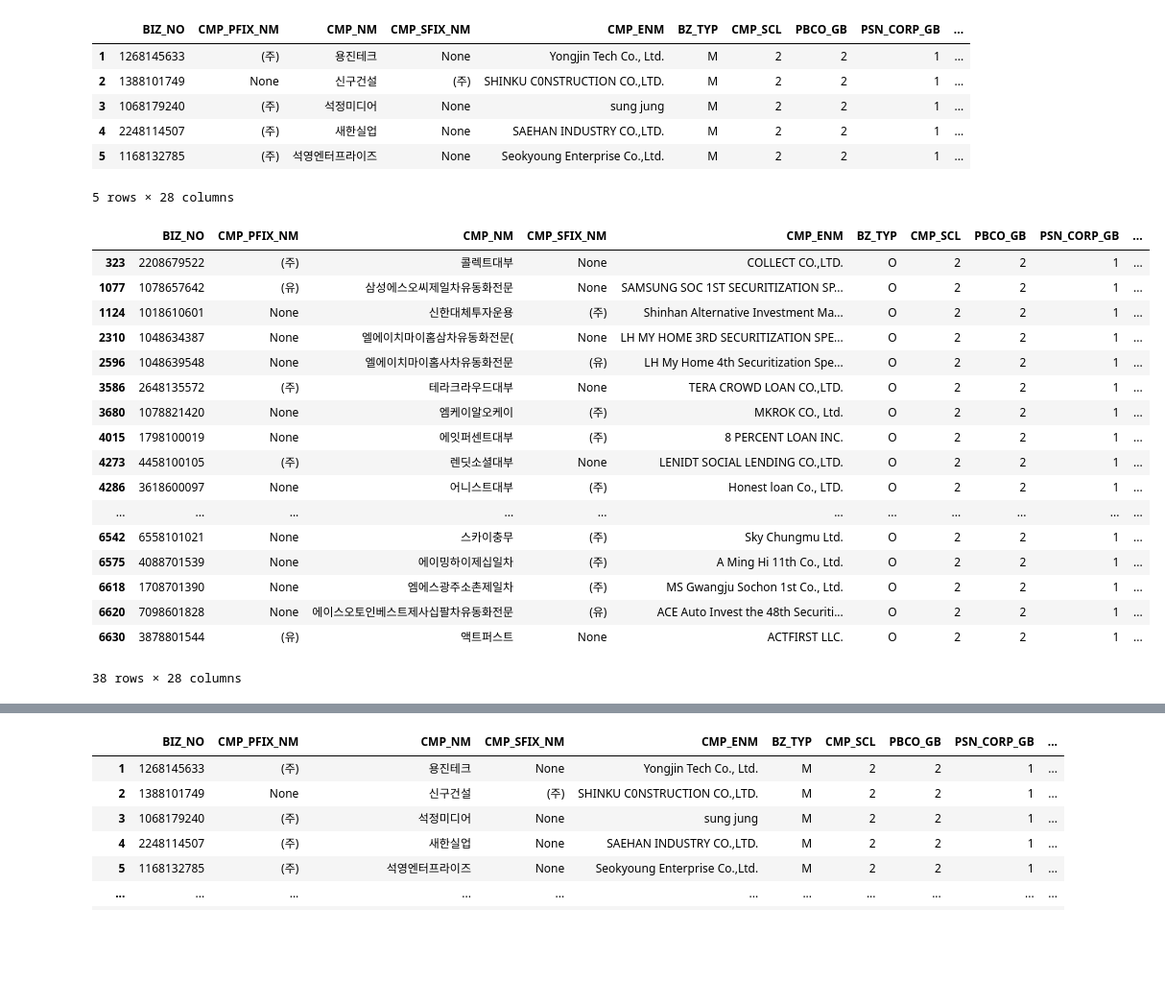
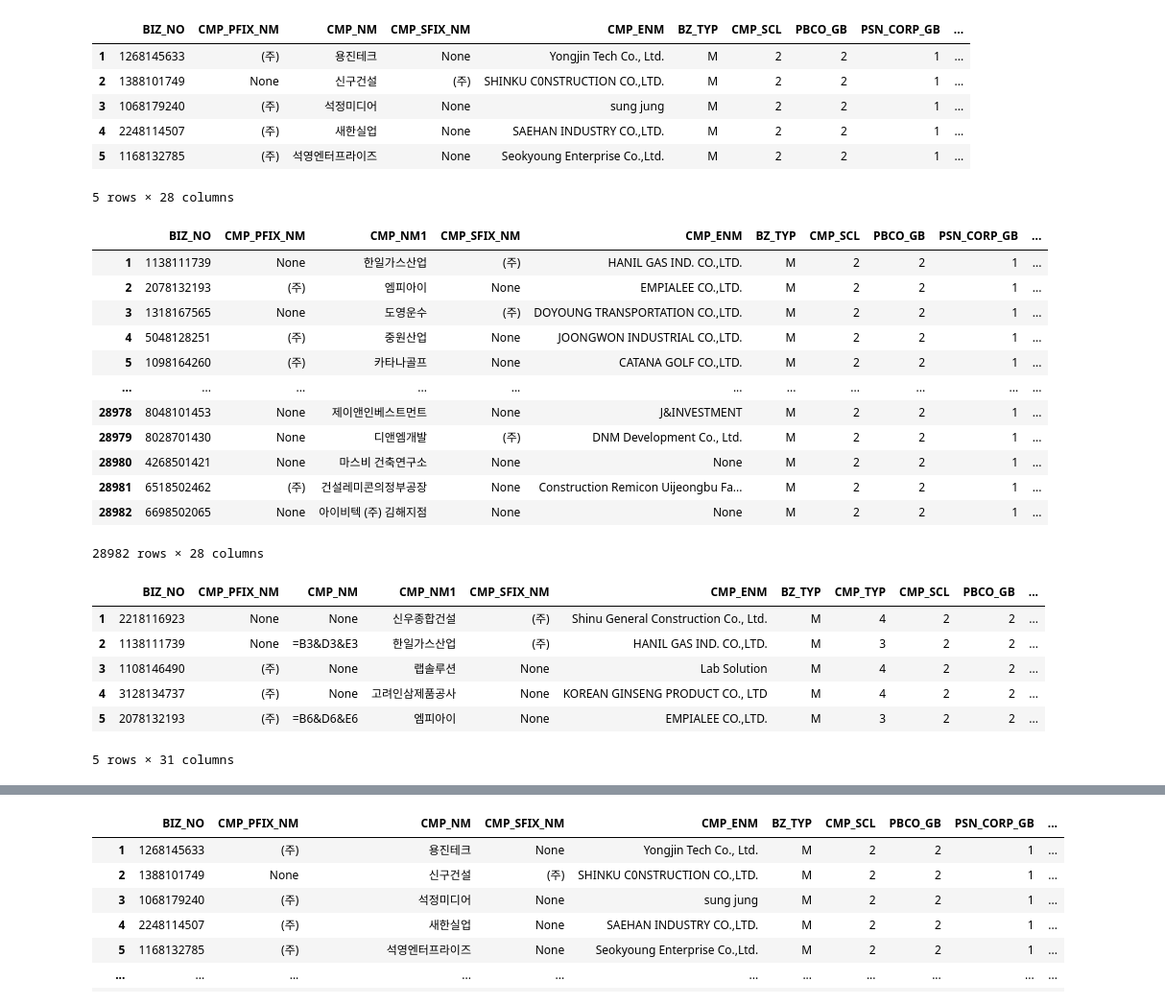
Before and after one commit to kwonwoobin/2022Sesac_1, a Jupyter notebook: numble/numble_data_preprocessing.ipynb, the cells around one changed output, grey strips where cells are left out. Shown: that part at 96% size. Drawn from its saved outputs; the diff is of its cells as text; code cells hidden in the pictures; blank space fills up the shorter version.

```diff
--- a/numble/numble_data_preprocessing.ipynb
+++ b/numble/numble_data_preprocessing.ipynb
@@ -4,2 +17,3 @@ import pandas as pd
 # %%
-wb = openpyxl.load_workbook('./numble_data/휴폐업 중소법인 재무보유.xlsx')
+wb1 = openpyxl.load_workbook('./numble_data/휴폐업 중소법인 재무보유.xlsx')
+wb2 = openpyxl.load_workbook('./numble_data/액티브 중소법인 재무보유.xlsx', read_only=True)
@@ -6,38 +22,49 @@ wb = openpyxl.load_workbook('./numble_data/휴폐업 중소법인 재무보유.x
 # %%
-sheet_1 = wb["기업개요"]
+df_rest = pd.DataFrame(sheet_rest1.values)
+df_rest.columns = df_rest.iloc[0,:]
+df_rest = df_rest.iloc[1:, :]
+df_rest.head()
+# %% [output]
+|  | BIZ_NO | CMP_PFIX_NM | CMP_NM | CMP_SFIX_NM | CMP_ENM | BZ_TYP | CMP_SCL | PBCO_GB | PSN_CORP_GB | ... |
+| 1 | 1268145633 | (주) | 용진테크 | None | Yongjin Tech Co., Ltd. | M | 2 | 2 | 1 | ... |
+| 2 | 1388101749 | None | 신구건설 | (주) | SHINKU C0NSTRUCTION CO.,LTD. | M | 2 | 2 | 1 | ... |
+| 3 | 1068179240 | (주) | 석정미디어 | None | sung jung | M | 2 | 2 | 1 | ... |
+| 4 | 2248114507 | (주) | 새한실업 | None | SAEHAN INDUSTRY CO.,LTD. | M | 2 | 2 | 1 | ... |
+| 5 | 1168132785 | (주) | 석영엔터프라이즈 | None | Seokyoung Enterprise Co.,Ltd. | M | 2 | 2 | 1 | ... |
+5 rows × 28 columns
 # %%
-df = pd.DataFrame(sheet_1.values)
+sheet_active1_big = wb2['기업개요_외감']
+sheet_active1 = wb2['기업개요']
 # %%
-df.columns = df.iloc[0,:]
-df = df.iloc[1:, :]
-df.head()
+df_active_big = pd.DataFrame(sheet_active1_big.values)
+df_active_big.columns = df_active_big.iloc[0, :]
+df_active_big = df_active_big.iloc[1:, :]
+df_active_big
 # %% [output]
-|  | BIZ_NO | CMP_PFIX_NM | CMP_NM | CMP_SFIX_NM | CMP_ENM | BZ_TYP | CMP_SCL | PBCO_GB | PSN_CORP_GB | ... |
-| 1 | 1268145633 | (주) | 용진테크 | None | Yongjin Tech Co., Ltd. | M | 2 | 2 | 1 | ... |
-| 2 | 1388101749 | None | 신구건설 | (주) | SHINKU C0NSTRUCTION CO.,LTD. | M | 2 | 2 | 1 | ... |
-| 3 | 1068179240 | (주) | 석정미디어 | None | sung jung | M | 2 | 2 | 1 | ... |
-| 4 | 2248114507 | (주) | 새한실업 | None | SAEHAN INDUSTRY CO.,LTD. | M | 2 | 2 | 1 | ... |
-| 5 | 1168132785 | (주) | 석영엔터프라이즈 | None | Seokyoung Enterprise Co.,Ltd. | M | 2 | 2 | 1 | ... |
+|  | BIZ_NO | CMP_PFIX_NM | CMP_NM1 | CMP_SFIX_NM | CMP_ENM | BZ_TYP | CMP_SCL | PBCO_GB | PSN_CORP_GB | ... |
+| 1 | 1138111739 | None | 한일가스산업 | (주) | HANIL GAS IND. CO.,LTD. | M | 2 | 2 | 1 | ... |
+| 2 | 2078132193 | (주) | 엠피아이 | None | EMPIALEE CO.,LTD. | M | 2 | 2 | 1 | ... |
+| 3 | 1318167565 | None | 도영운수 | (주) | DOYOUNG TRANSPORTATION CO.,LTD. | M | 2 | 2 | 1 | ... |
+| 4 | 5048128251 | (주) | 중원산업 | None | JOONGWON INDUSTRIAL CO.,LTD. | M | 2 | 2 | 1 | ... |
+| 5 | 1098164260 | (주) | 카타나골프 | None | CATANA GOLF CO.,LTD. | M | 2 | 2 | 1 | ... |
+| ... | ... | ... | ... | ... | ... | ... | ... | ... | ... | ... |
+| 28978 | 8048101453 | None | 제이앤인베스트먼트 | None | J&INVESTMENT | M | 2 | 2 | 1 | ... |
+| 28979 | 8028701430 | None | 디앤엠개발 | (주) | DNM Development Co., Ltd. | M | 2 | 2 | 1 | ... |
+| 28980 | 4268501421 | None | 마스비 건축연구소 | None | None | M | 2 | 2 | 1 | ... |
+| 28981 | 6518502462 | (주) | 건설레미콘의정부공장 | None | Construction Remicon Uijeongbu Fa... | M | 2 | 2 | 1 | ... |
+| 28982 | 6698502065 | None | 아이비텍 (주) 김해지점 | None | None | M | 2 | 2 | 1 | ... |
-5 rows × 28 columns
+28982 rows × 28 columns
 # %%
-df[df.loc[:,'BZ_TYP']=='O']
+df_active = pd.DataFrame(sheet_active1.values)
+df_active.columns = df_active.iloc[0,:]
+df_active = df_active.iloc[1:,:]
+df_active.head()
 # %% [output]
-|  | BIZ_NO | CMP_PFIX_NM | CMP_NM | CMP_SFIX_NM | CMP_ENM | BZ_TYP | CMP_SCL | PBCO_GB | PSN_CORP_GB | ... |
-| 323 | 2208679522 | (주) | 콜렉트대부 | None | COLLECT CO.,LTD. | O | 2 | 2 | 1 | ... |
-| 1077 | 1078657642 | (유) | 삼성에스오씨제일차유동화전문 | None | SAMSUNG SOC 1ST SECURITIZATION SP... | O | 2 | 2 | 1 | ... |
-| 1124 | 1018610601 | None | 신한대체투자운용 | (주) | Shinhan Alternative Investment Ma... | O | 2 | 2 | 1 | ... |
-| 2310 | 1048634387 | None | 엘에이치마이홈삼차유동화전문( | None | LH MY HOME 3RD SECURITIZATION SPE... | O | 2 | 2 | 1 | ... |
-| 2596 | 1048639548 | None | 엘에이치마이홈사차유동화전문 | (유) | LH My Home 4th Securitization Spe... | O | 2 | 2 | 1 | ... |
-| 3586 | 2648135572 | (주) | 테라크라우드대부 | None | TERA CROWD LOAN CO.,LTD. | O | 2 | 2 | 1 | ... |
-| 3680 | 1078821420 | None | 엠케이알오케이 | (주) | MKROK CO., Ltd. | O | 2 | 2 | 1 | ... |
-| 4015 | 1798100019 | None | 에잇퍼센트대부 | (주) | 8 PERCENT LOAN INC. | O | 2 | 2 | 1 | ... |
-| 4273 | 4458100105 | (주) | 렌딧소셜대부 | None | LENIDT SOCIAL LENDING CO.,LTD. | O | 2 | 2 | 1 | ... |
-| 4286 | 3618600097 | None | 어니스트대부 | (주) | Honest loan Co., LTD. | O | 2 | 2 | 1 | ... |
-| ... | ... | ... | ... | ... | ... | ... | ... | ... | ... | ... |
-| 6542 | 6558101021 | None | 스카이충무 | (주) | Sky Chungmu Ltd. | O | 2 | 2 | 1 | ... |
-| 6575 | 4088701539 | None | 에이밍하이제십일차 | (주) | A Ming Hi 11th Co., Ltd. | O | 2 | 2 | 1 | ... |
-| 6618 | 1708701390 | None | 엠에스광주소촌제일차 | (주) | MS Gwangju Sochon 1st Co., Ltd. | O | 2 | 2 | 1 | ... |
-| 6620 | 7098601828 | None | 에이스오토인베스트제사십팔차유동화전문 | (유) | ACE Auto Invest the 48th Securiti... | O | 2 | 2 | 1 | ... |
-| 6630 | 3878801544 | (유) | 액트퍼스트 | None | ACTFIRST LLC. | O | 2 | 2 | 1 | ... |
+|  | BIZ_NO | CMP_PFIX_NM | CMP_NM | CMP_NM1 | CMP_SFIX_NM | CMP_ENM | BZ_TYP | CMP_TYP | CMP_SCL | PBCO_GB | ... |
+| 1 | 2218116923 | None | None | 신우종합건설 | (주) | Shinu General Construction Co., Ltd. | M | 4 | 2 | 2 | ... |
+| 2 | 1138111739 | None | =B3&D3&E3 | 한일가스산업 | (주) | HANIL GAS IND. CO.,LTD. | M | 3 | 2 | 2 | ... |
+| 3 | 1108146490 | (주) | None | 랩솔루션 | None | Lab Solution | M | 4 | 2 | 2 | ... |
+| 4 | 3128134737 | (주) | None | 고려인삼제품공사 | None | KOREAN GINSENG PRODUCT CO., LTD | M | 4 | 2 | 2 | ... |
+| 5 | 2078132193 | (주) | =B6&D6&E6 | 엠피아이 | None | EMPIALEE CO.,LTD. | M | 3 | 2 | 2 | ... |
-38 rows × 28 columns
+5 rows × 31 columns
 # %%
```
Also changed, not shown: parts of 4 cells of this notebook.
